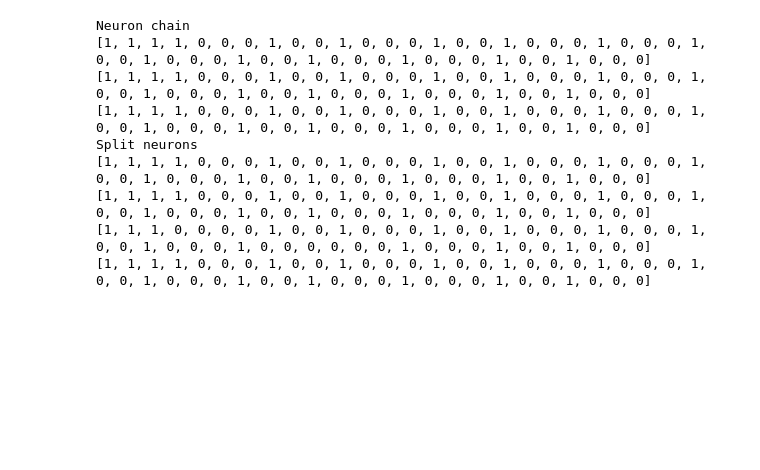
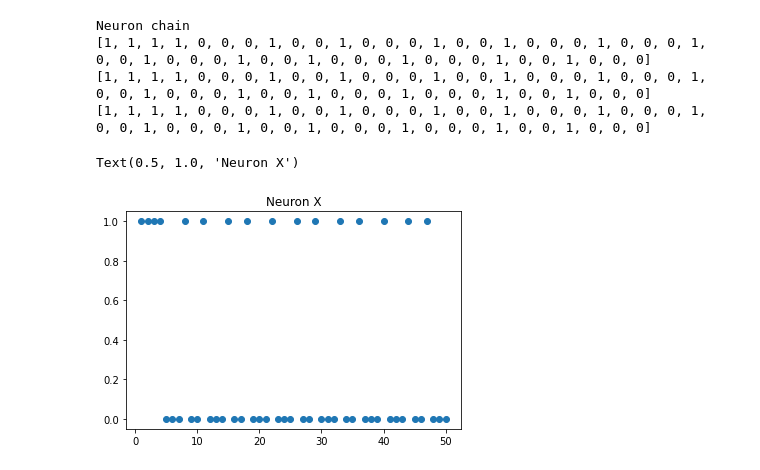
Before and after one commit to APL-tech/NeuronModel, a Jupyter notebook: Neuron Model.ipynb, the cells around one changed output. Saved outputs shown, nothing was run; the diff lists cells and outputs as text; code cells hidden in the pictures; blank space fills up the shorter version.

Commit message:
Added Graphical Analysis

```diff
--- a/Neuron Model.ipynb
+++ b/Neuron Model.ipynb
@@ -61,7 +53,7 @@ G.add_edge(1,2)
 # %%
 # Testing and Experiments
 input_neuron = np.ones(50); # Fires every time
-
+#input_neuron[5] = 0
 # Neuron chain
 X = xn_act_fun(input_neuron,a)
 Y = xn_act_fun(X,a)
@@ -71,24 +63,8 @@ print('Neuron chain')
 print(X)
 print(Y)
 print(Z)
-
-# Split neurons
-W = xn_act_fun(input_neuron,a)
-X = xn_act_fun(W,a)
-Y = xn_act_fun(W,0.67)
-Z = xn_act_fun_two_inputs(X,Y)
-print('Split neurons')
-print(W)
-print(X)
-print(Y)
-print(Z)
 # %% [output]
 Neuron chain
 [1, 1, 1, 1, 0, 0, 0, 1, 0, 0, 1, 0, 0, 0, 1, 0, 0, 1, 0, 0, 0, 1, 0, 0, 0, 1, 0, 0, 1, 0, 0, 0, 1, 0, 0, 1, 0, 0, 0, 1, 0, 0, 0, 1, 0, 0, 1, 0, 0, 0]
 [1, 1, 1, 1, 0, 0, 0, 1, 0, 0, 1, 0, 0, 0, 1, 0, 0, 1, 0, 0, 0, 1, 0, 0, 0, 1, 0, 0, 1, 0, 0, 0, 1, 0, 0, 1, 0, 0, 0, 1, 0, 0, 0, 1, 0, 0, 1, 0, 0, 0]
 [1, 1, 1, 1, 0, 0, 0, 1, 0, 0, 1, 0, 0, 0, 1, 0, 0, 1, 0, 0, 0, 1, 0, 0, 0, 1, 0, 0, 1, 0, 0, 0, 1, 0, 0, 1, 0, 0, 0, 1, 0, 0, 0, 1, 0, 0, 1, 0, 0, 0]
-Split neurons
-[1, 1, 1, 1, 0, 0, 0, 1, 0, 0, 1, 0, 0, 0, 1, 0, 0, 1, 0, 0, 0, 1, 0, 0, 0, 1, 0, 0, 1, 0, 0, 0, 1, 0, 0, 1, 0, 0, 0, 1, 0, 0, 0, 1, 0, 0, 1, 0, 0, 0]
-[1, 1, 1, 1, 0, 0, 0, 1, 0, 0, 1, 0, 0, 0, 1, 0, 0, 1, 0, 0, 0, 1, 0, 0, 0, 1, 0, 0, 1, 0, 0, 0, 1, 0, 0, 1, 0, 0, 0, 1, 0, 0, 0, 1, 0, 0, 1, 0, 0, 0]
-[1, 1, 1, 0, 0, 0, 0, 1, 0, 0, 1, 0, 0, 0, 1, 0, 0, 1, 0, 0, 0, 1, 0, 0, 0, 1, 0, 0, 1, 0, 0, 0, 1, 0, 0, 0, 0, 0, 0, 1, 0, 0, 0, 1, 0, 0, 1, 0, 0, 0]
-[1, 1, 1, 1, 0, 0, 0, 1, 0, 0, 1, 0, 0, 0, 1, 0, 0, 1, 0, 0, 0, 1, 0, 0, 0, 1, 0, 0, 1, 0, 0, 0, 1, 0, 0, 1, 0, 0, 0, 1, 0, 0, 0, 1, 0, 0, 1, 0, 0, 0]
@@ -96,0 +71,6 @@ Split neurons
+# %%
+plt.scatter(np.linspace(1,len(input_neuron),len(input_neuron)), X)
+plt.title('Neuron X')
+# %% [output]
+Text(0.5, 1.0, 'Neuron X')
+[figure, added]
```
Also changed, not shown: parts of 9 cells of this notebook.
